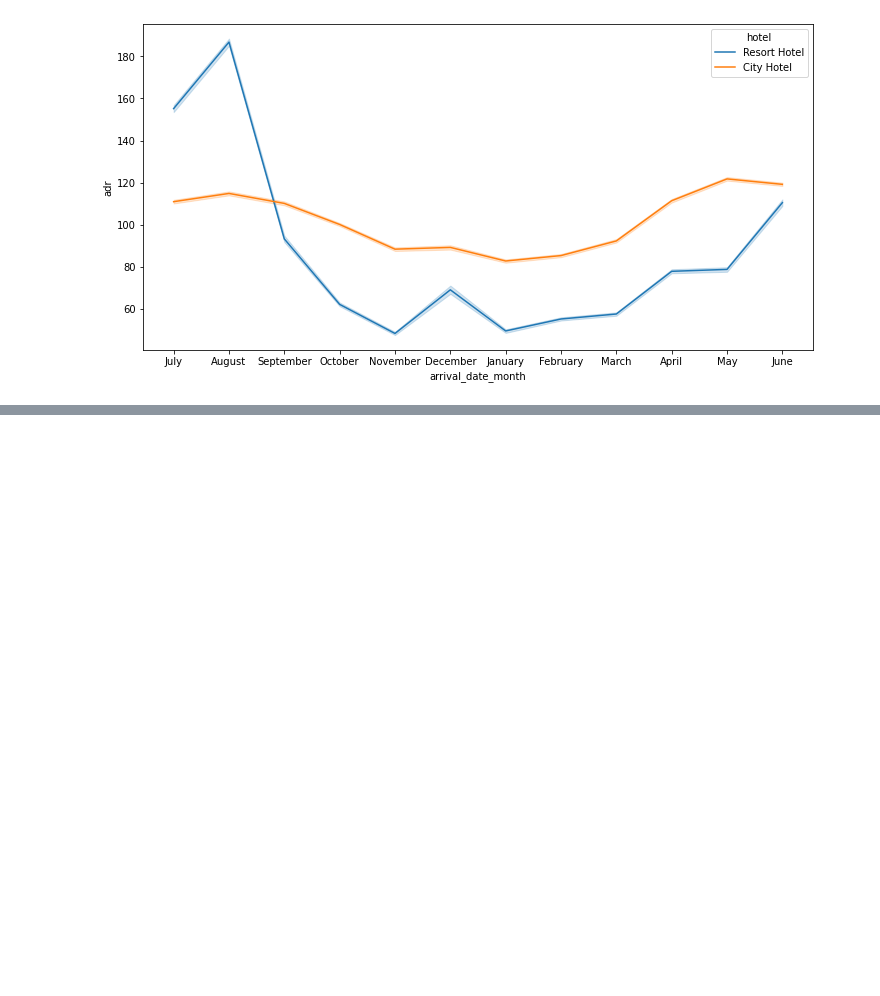
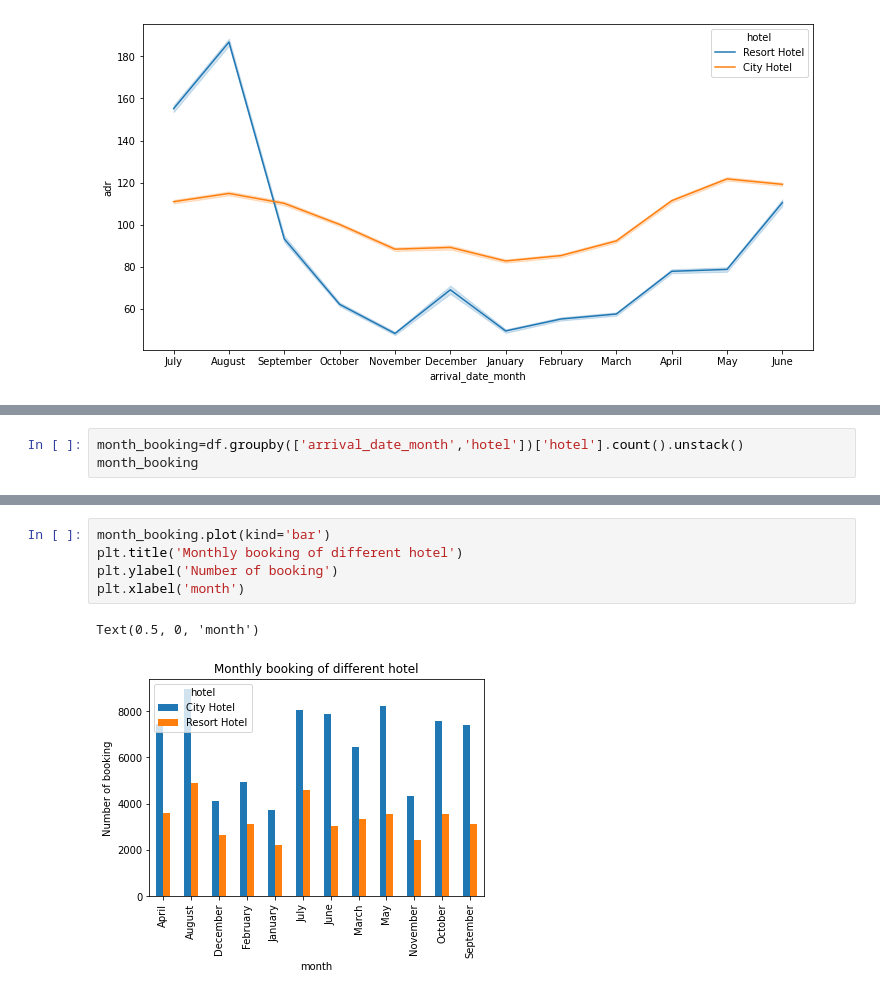
Before and after one commit to ashu08520/ashu08520, a Jupyter notebook: First_Project_Hotel_Booking_Analysis_Capstone_Project.ipynb, the cells around one changed output, grey strips where cells are left out. Saved outputs shown, nothing was run; the diff lists cells and outputs as text; blank space fills up the shorter version.

```diff
--- a/First_Project_Hotel_Booking_Analysis_Capstone_Project.ipynb
+++ b/First_Project_Hotel_Booking_Analysis_Capstone_Project.ipynb
@@ -632,0 +652,3 @@ plt.show()
+# %%
+month_booking=df.groupby(['arrival_date_month','hotel'])['hotel'].count().unstack()
+month_booking
@@ -632,0 +670,8 @@ plt.show()
+# %%
+month_booking.plot(kind='bar')
+plt.title('Monthly booking of different hotel')
+plt.ylabel('Number of booking')
+plt.xlabel('month')
+# %% [output]
+Text(0.5, 0, 'month')
+[figure, added]
```
Also changed, not shown: parts of 15 cells of this notebook.
